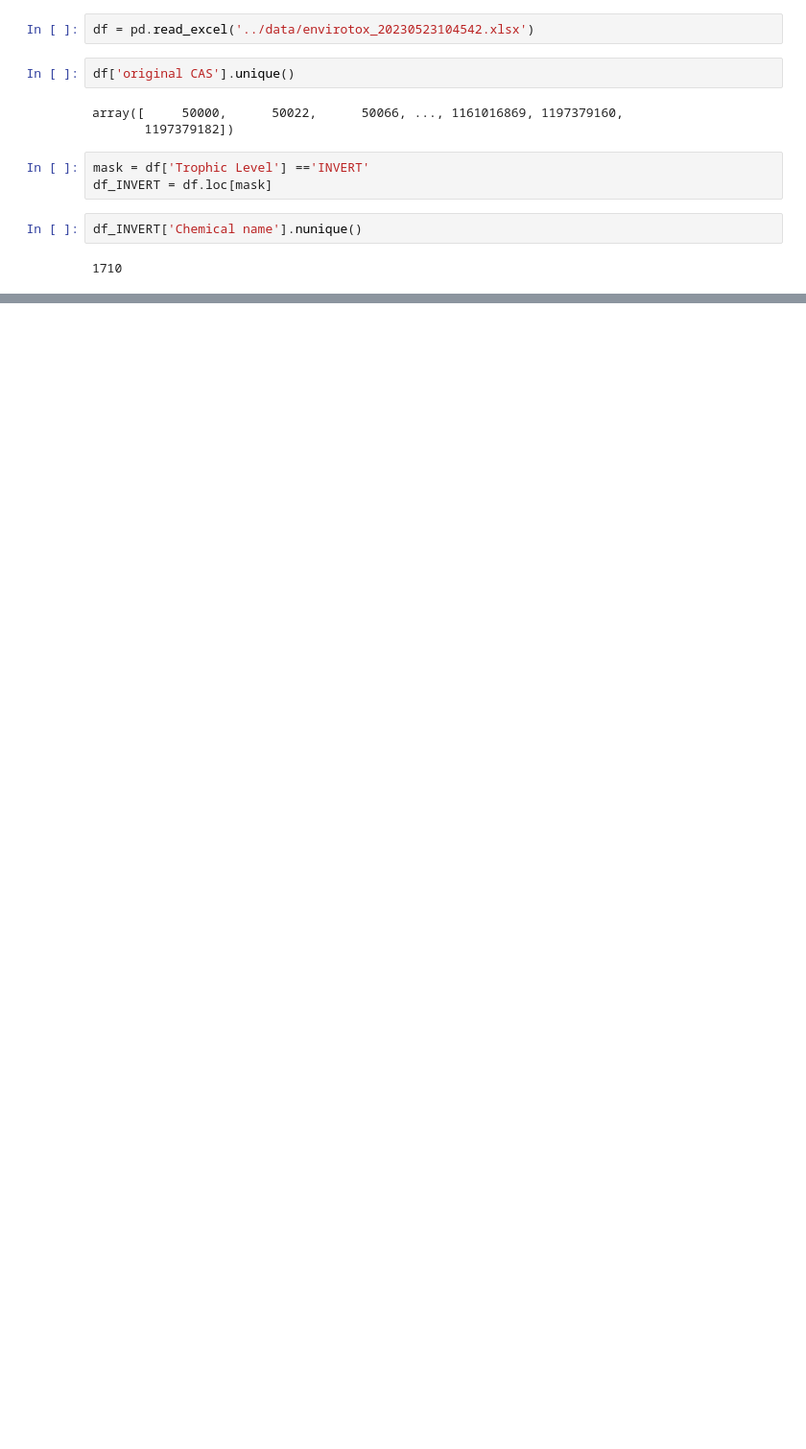
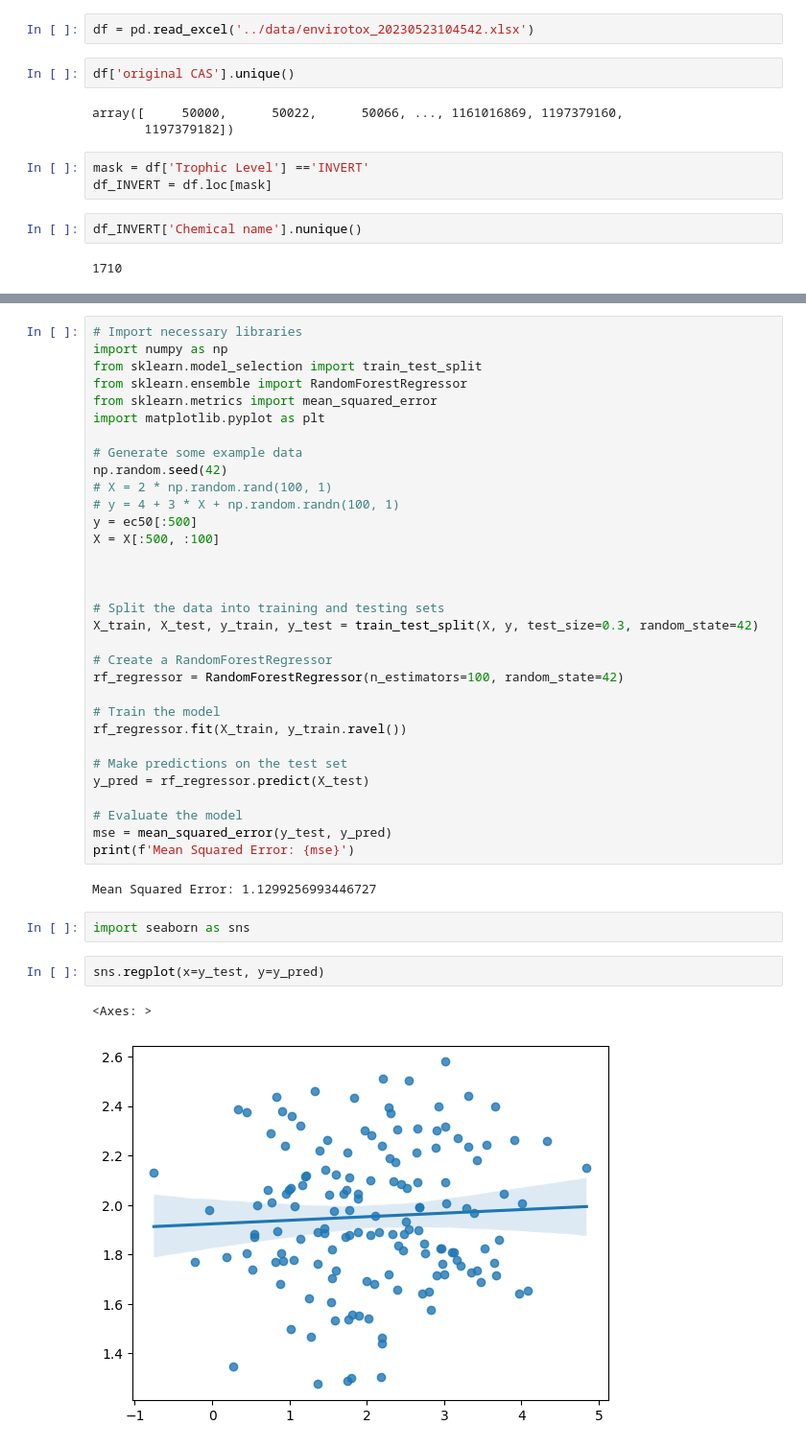
Before and after one commit to mishagrol/nanoQSAR, a Jupyter notebook: notebooks/3. EnviroTox Database.ipynb, the cells around one changed output, grey strips where cells are left out. Shown at 96% size. Saved outputs shown, nothing was run; the diff lists cells and outputs as text; blank space fills up the shorter version.

```diff
--- a/notebooks/3. EnviroTox Database.ipynb
+++ b/notebooks/3. EnviroTox Database.ipynb
@@ -32,0 +72,41 @@ df
+# %%
+# Import necessary libraries
+import numpy as np
+from sklearn.model_selection import train_test_split
+from sklearn.ensemble import RandomForestRegressor
+from sklearn.metrics import mean_squared_error
+import matplotlib.pyplot as plt
+
+# Generate some example data
+np.random.seed(42)
+# X = 2 * np.random.rand(100, 1)
+# y = 4 + 3 * X + np.random.randn(100, 1)
+y = ec50[:500]
+X = X[:500, :100]
+
+
+
+# Split the data into training and testing sets
+X_train, X_test, y_train, y_test = train_test_split(X, y, test_size=0.3, random_state=42)
+
+# Create a RandomForestRegressor
+rf_regressor = RandomForestRegressor(n_estimators=100, random_state=42)
+
+# Train the model
+rf_regressor.fit(X_train, y_train.ravel())
+
+# Make predictions on the test set
+y_pred = rf_regressor.predict(X_test)
+
+# Evaluate the model
+mse = mean_squared_error(y_test, y_pred)
+print(f'Mean Squared Error: {mse}')
+# %% [output]
+Mean Squared Error: 1.1299256993446727
+# %%
+import seaborn as sns
+# %%
+sns.regplot(x=y_test, y=y_pred)
+# %% [output]
+<Axes: >
+[figure, added]
```
Also changed, not shown: parts of 12 cells of this notebook.
